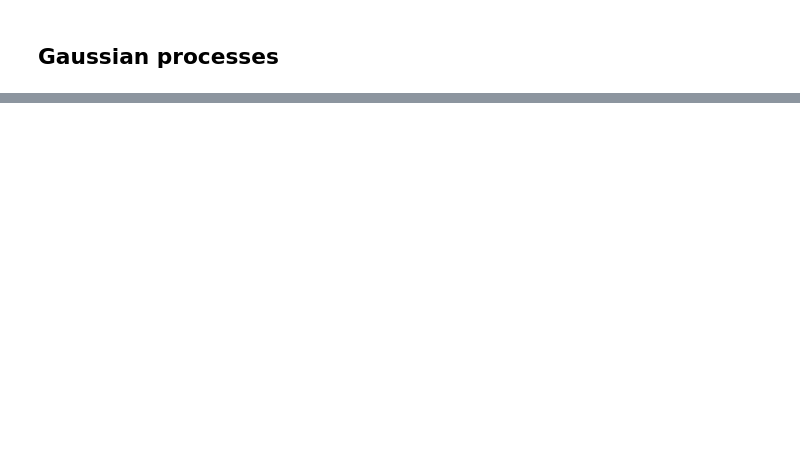
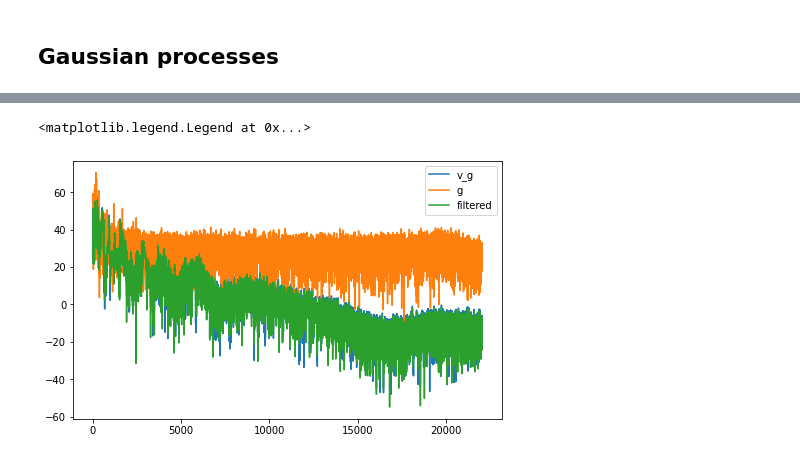
Before and after one commit to inquizition/Algorithms, a Jupyter notebook: main.ipynb, the cells around one changed output, grey strips where cells are left out. Drawn from its saved outputs; the diff is of its cells as text; code cells hidden in the pictures; blank space fills up the shorter version.

```diff
--- a/main.ipynb
+++ b/main.ipynb
@@ -89,0 +184,12 @@ plt.plot()
+# %%
+from utils.plot_helper import makeFFT
+
+l2 = l2[0:16*44100*1]
+l2 = np.int16(l2/np.max(np.abs(l2))*32767)
+fl = np.int16(fl/np.max(np.abs(fl))*32767)
+
+t = np.linspace(0,1,44100*1)
+t = t[:,np.newaxis]
+xf1, a1, b1, s = makeFFT(t,l1)
+xf2, a2, b2, s = makeFFT(t,l2)
+xf3, a3, b3, s = makeFFT(t[0:len(fl)],fl[0:len(fl)])
@@ -89,0 +200,6 @@ plt.plot()
+# %%
+plt.plot(xf1, b1+100, xf2, b2, xf3, b3)
+plt.legend(['v_g', 'g', 'filtered'])
+# %% [output]
+<matplotlib.legend.Legend at 0x...>
+[figure, added]
```
Also changed, not shown: parts of 7 cells of this notebook, 7 other files.
